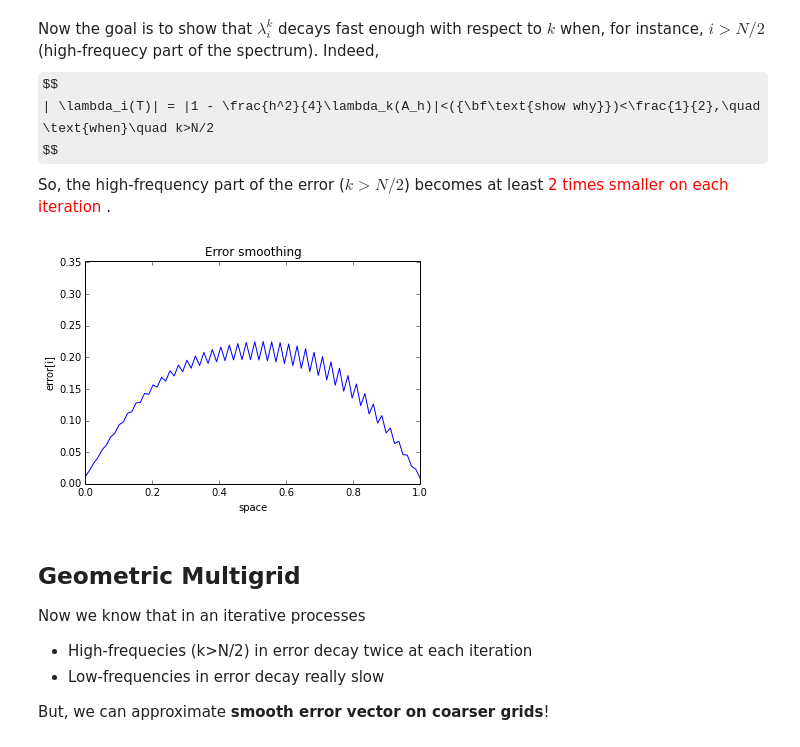
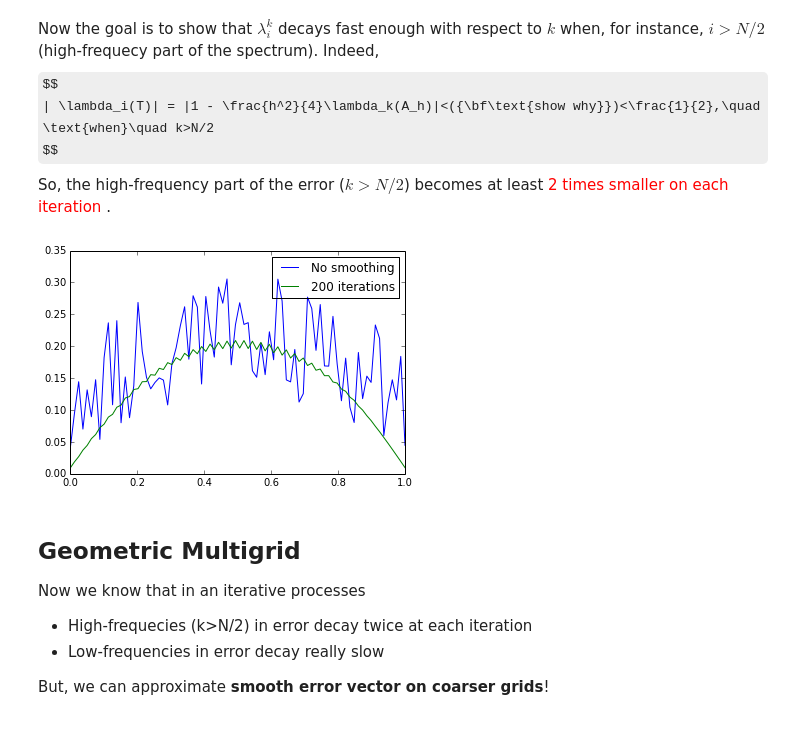
Before and after one commit to oseledets/fastpde, a Jupyter notebook: lecture-8.ipynb, the cells around one changed output. Cells and saved outputs as stored; diff of their text form; code cells hidden in the pictures; some formulas as TeX source.

```diff
--- a/lecture-8.ipynb
+++ b/lecture-8.ipynb
@@ -135,47 +135,48 @@ So, the high-frequency part of the error ($k>N/2$) becomes at least <font color=
 %matplotlib inline
 import numpy as np
 import matplotlib.pyplot as plt
 import scipy as sp
 import scipy.sparse
 import scipy.sparse.linalg as spla
 import scipy
 from scipy.sparse import csc_matrix
 
 n = 80
 ex = np.ones(n);
 lp1 = n**2 * sp.sparse.spdiags(np.vstack((ex,  -2*ex, ex)), [-1, 0, 1], n, n, 'csr');
 rhs = np.ones(n)
 ev1, vec = spla.eigs(lp1, k=4, which='LR')
 ev2, vec = spla.eigs(lp1, k=4, which='SR')
 lam_max = ev1[0]
 lam_min = ev2[0]
 
 tau_opt = np.real(2.0/(lam_max + lam_min))
 
 sol = spla.spsolve(lp1, rhs)
-niters = 200
+niters = 1000
 x = 0.2*np.random.random(n) #random x0 to add high frequencies to the error
 err_all = []
+grid = np.linspace(0, 1, n)
 for i in xrange(niters):
     rr = lp1.dot(x) - rhs
     x = x - tau_opt * rr
     err = spla.spsolve(lp1, rr)
     err_all.append(err)
-#plt.plot(err)
+init, = plt.plot(grid, err_all[0])
+smooth, = plt.plot(grid, err_all[200])
+plt.legend([init, smooth], ['No smoothing', '200 iterations'])
 
-
-x = np.linspace(0, 1, n)
-def set_cursor(i):
-    plt.ylim(0, 1.1*np.max(err_all[0]))
-    plt.plot(x, err_all[i])
-    plt.xlabel('space')
-    plt.ylabel('error[i]')
-    plt.title('Error smoothing')
-
-from IPython.html.widgets import interact
-interact(set_cursor, i=(0, niters-1, 5))
+#x = np.linspace(0, 1, n)
+#def set_cursor(i):
+#    plt.ylim(0, 1.1*np.max(err_all[0]))
+#    plt.plot(x, err_all[i])
+#    plt.xlabel('space')
+#    plt.ylabel('error[i]')
+#    plt.title('Error smoothing')
+#from IPython.html.widgets import interact
+#interact(set_cursor, i=(0, niters-1, 5))
 # %% [output]
-[figure, old version]
+[figure, new version]
 # %% [markdown]
 ## Geometric Multigrid
 
```
Also changed, not shown: parts of 10 cells of this notebook, 2 other files.
